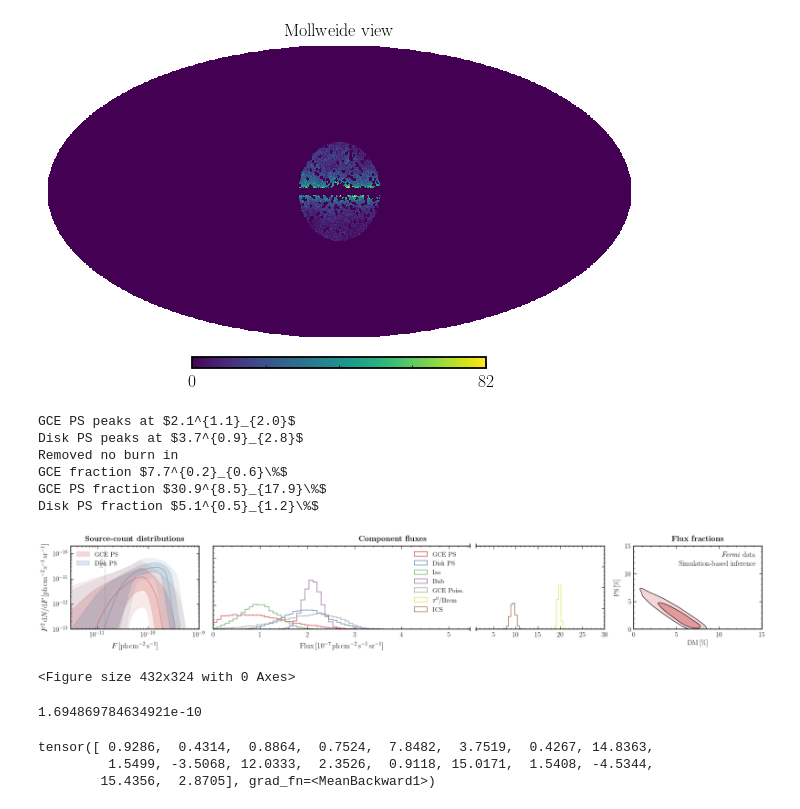
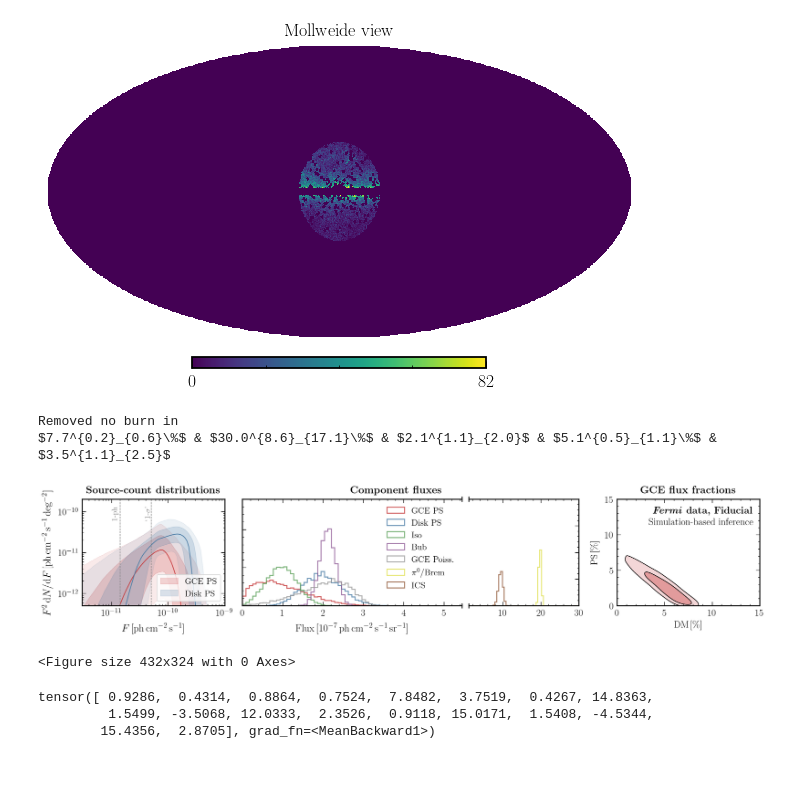
Before and after one commit to smsharma/fermi-gce-flows, a Jupyter notebook: notebooks/02_analysis.ipynb, the cells around one changed output. Drawn from its saved outputs; the diff is of its cells as text; code cells hidden in the pictures; blank space fills up the shorter version.

```diff
--- a/notebooks/02_analysis.ipynb
+++ b/notebooks/02_analysis.ipynb
@@ -85,7 +86,8 @@ temp_gce = get_NFW2_template(gamma=1.2, exp_map=fermi_exp, roi_normalize=roi_nor
 temp_dif = np.load("../data/fermi_data/template_dif.npy")
 temp_psc = np.load("../data/fermi_data/template_psc.npy")
 temp_iso = np.load("../data/fermi_data/template_iso.npy")
-temp_dsk = np.load("../data/fermi_data/template_dsk.npy")
+temp_dsk_thk = np.load("../data/fermi_data/template_dsk.npy")
+temp_dsk = np.load("../data/external/template_disk_r_s_5_z_s_0.3.npy")
 temp_bub = np.load("../data/fermi_data/template_bub.npy")
 
 temp_mO_pibrem = np.load('../data/fermi_data/ModelO_r25_q1_pibrem.npy')
@@ -368,26 +383,18 @@ hp.mollview(the_map, nest=True)
 # %%
 x_presimulated = torch.Tensor(data_map).unsqueeze(1)
 x_aux_presimulated = torch.Tensor(aux)
 
 posterior = inference_inst.build_posterior(prior, density_estimator)
 
 x_test = torch.cat([x_presimulated, x_aux_presimulated], axis=-1)
 
-make_plot(posterior=posterior, x_test=x_test, theta_test=None, roi_sim=roi_sim, roi_normalize=roi_normalize, roi_counts_normalize=roi_mask_norm, is_data=True, signal_injection=True, figsize=(25, 4), save_filename="../paper/plots/data_fid_sbi.pdf", n_samples=n_samples, temps_dict=temps_dict, sub1=r"\emph{Fermi} data", sub2=r"Simulation-based inference")
+make_plot(posterior=posterior, x_test=x_test, theta_test=None, roi_sim=roi_sim, roi_normalize=roi_normalize, roi_counts_normalize=roi_mask_norm, is_data=True, \
+          signal_injection=True, figsize=(24 / 1.3, 5 / 1.3), save_filename="../paper/plots/data_fid_sbi.pdf", n_samples=n_samples, temps_dict=temps_dict, sub1=r"\bf{\emph{Fermi} data, Fiducial}", sub2=r"Simulation-based inference")
 # %% [output]
-GCE PS peaks at $2.1^{1.1}_{2.0}$
-Disk PS peaks at $3.7^{0.9}_{2.8}$
 Removed no burn in
-GCE fraction $7.7^{0.2}_{0.6}\%$
-GCE PS fraction $30.9^{8.5}_{17.9}\%$
-Disk PS fraction $5.1^{0.5}_{1.2}\%$
+$7.7^{0.2}_{0.6}\%$ & $30.0^{8.6}_{17.1}\%$ & $2.1^{1.1}_{2.0}$ & $5.1^{0.5}_{1.1}\%$ & $3.5^{1.1}_{2.5}$
-[figure, old version]
+[figure, new version]
 <Figure size 432x324 with 0 Axes>
-# %%
-data_samples = density_estimator.sample(num_samples=1000, context=x_test)[0]
-np.mean(data_samples[:, 10].detach().numpy()) / np.mean(fermi_exp)
-# %% [output]
-1.694869784634921e-10
 # %%
 data_samples.mean(axis=0)
 # %% [output]
```
Also changed, not shown: parts of 18 cells of this notebook, 28 other files.
